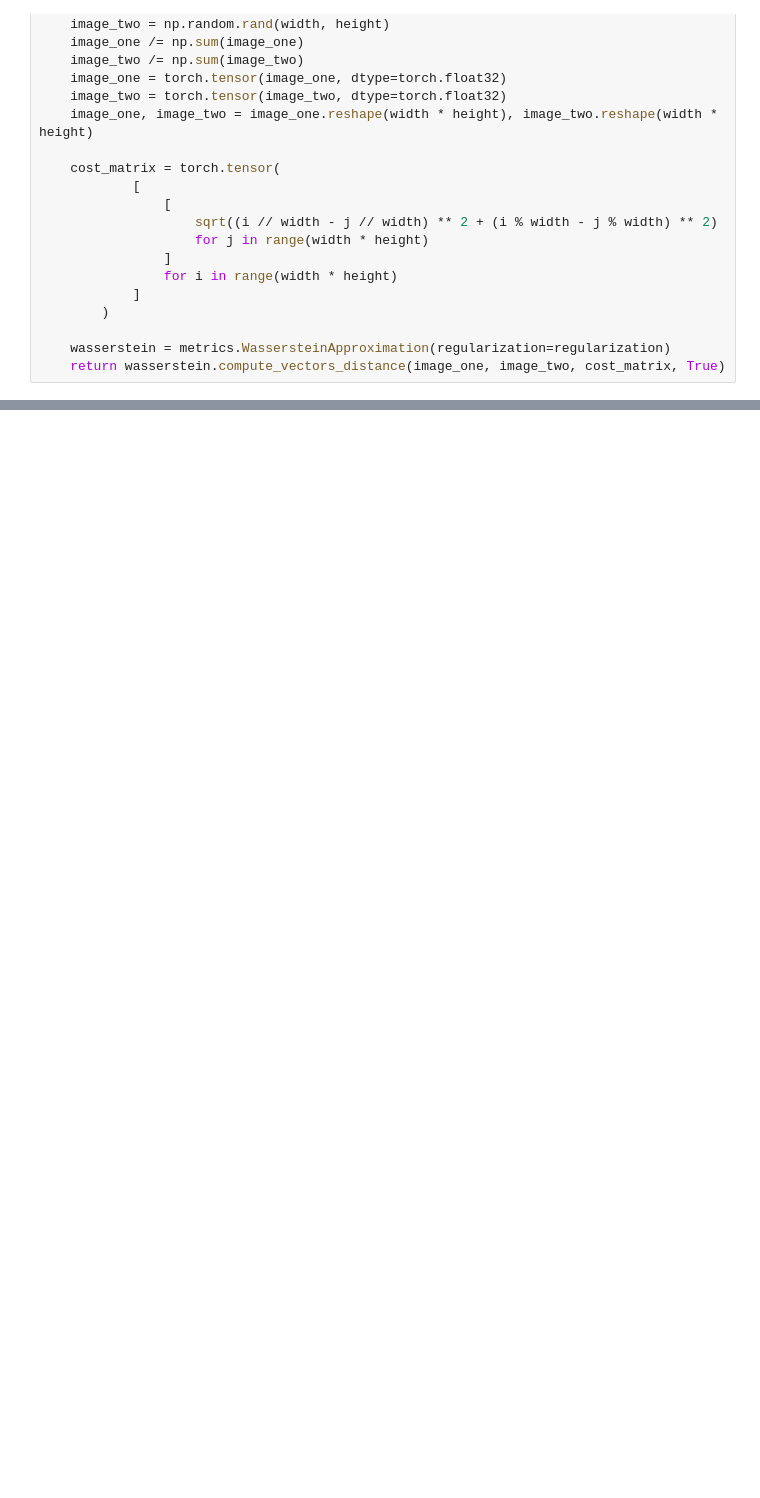
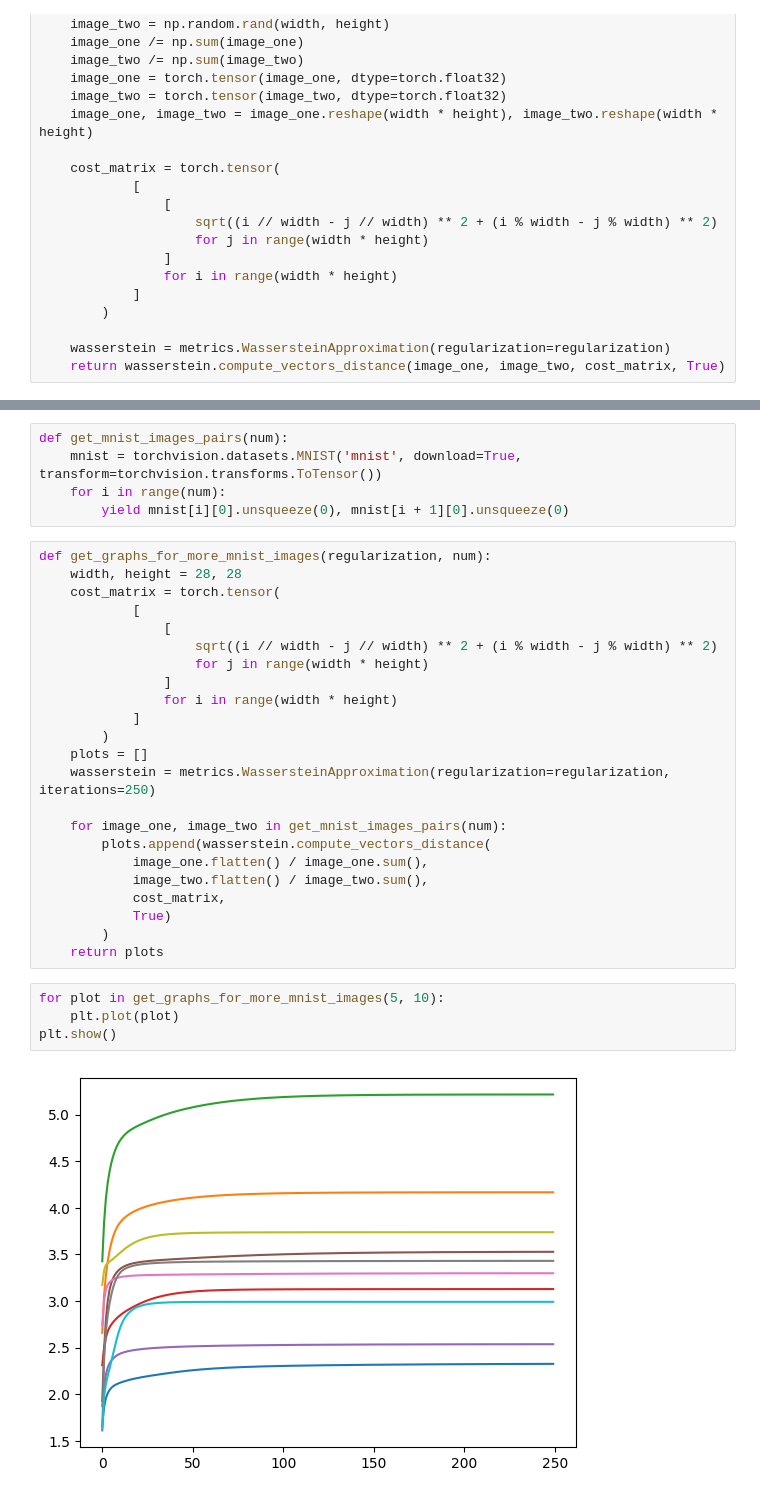
Before and after one commit to pavel-jaks/robust-metrics, a Jupyter notebook: code/wasserstein_testing.ipynb, the cells around one changed output, grey strips where cells are left out. Cells and saved outputs as stored; diff of their text form; blank space fills up the shorter version.

```diff
--- a/code/wasserstein_testing.ipynb
+++ b/code/wasserstein_testing.ipynb
@@ -37,0 +102,34 @@ plt.show()
+# %%
+def get_mnist_images_pairs(num):
+    mnist = torchvision.datasets.MNIST('mnist', download=True, transform=torchvision.transforms.ToTensor())
+    for i in range(num):
+        yield mnist[i][0].unsqueeze(0), mnist[i + 1][0].unsqueeze(0)
+# %%
+def get_graphs_for_more_mnist_images(regularization, num):
+    width, height = 28, 28
+    cost_matrix = torch.tensor(
+            [
+                [
+                    sqrt((i // width - j // width) ** 2 + (i % width - j % width) ** 2)
+                    for j in range(width * height)
+                ]
+                for i in range(width * height)
+            ]
+        )
+    plots = []
+    wasserstein = metrics.WassersteinApproximation(regularization=regularization, iterations=250)
+
+    for image_one, image_two in get_mnist_images_pairs(num):
+        plots.append(wasserstein.compute_vectors_distance(
+            image_one.flatten() / image_one.sum(),
+            image_two.flatten() / image_two.sum(),
+            cost_matrix,
+            True)
+        )
+    return plots
+# %%
+for plot in get_graphs_for_more_mnist_images(5, 10):
+    plt.plot(plot)
+plt.show()
+# %% [output]
+[figure, added]
```
Also changed, not shown: parts of 6 cells of this notebook.
